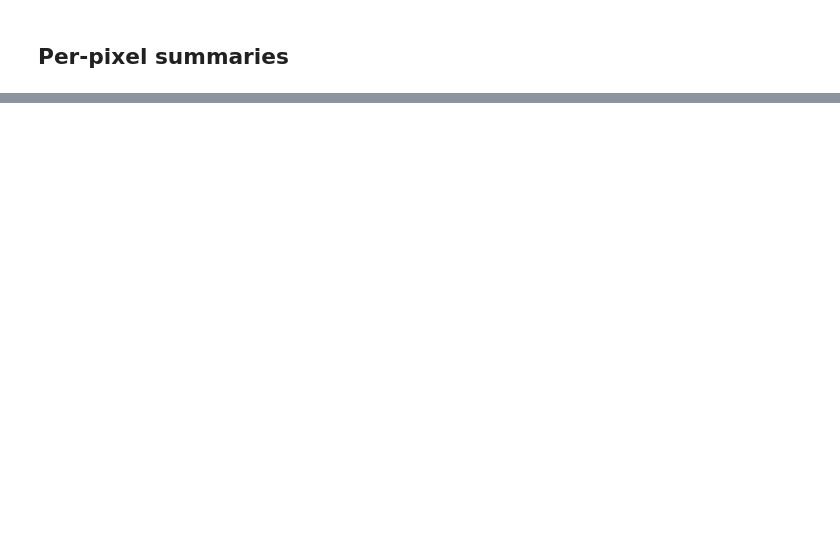
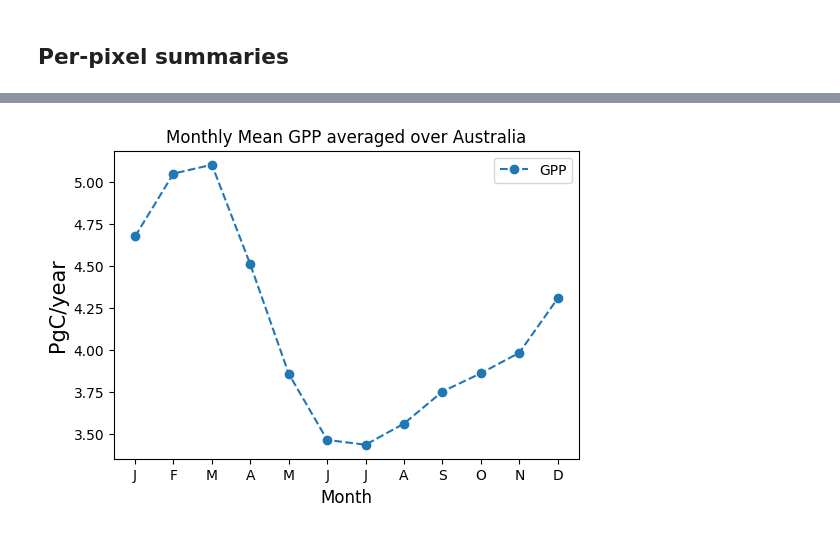
Before and after one commit to cbur24/AusEFlux, a Jupyter notebook: notebooks/historical/7_Plot_predictions.ipynb, the cells around one changed output, grey strips where cells are left out. Saved outputs shown, nothing was run; the diff lists cells and outputs as text; code cells hidden in the pictures; blank space fills up the shorter version.

```diff
--- a/notebooks/historical/7_Plot_predictions.ipynb
+++ b/notebooks/historical/7_Plot_predictions.ipynb
@@ -201,15 +216,17 @@ plt.savefig(f'{base}results/figs/{var}_perpixel_summaries_{version}.png', bbox_i
 # %%
-# y = ds_area[var+'_median'].groupby('time.month').mean().sum(['x','y']).values
-# x = monthly_mean.month.values
-# fig,ax = plt.subplots(1,1, figsize=(6,4))
-# ax.plot(x, y, marker='o', linestyle='--', label=var)
-# # ax.plot(x, y_fire, marker='o', linestyle='--', label='NEE+fire')
-# if var=='NEE':
-#     ax.axhline(0, c='grey', linestyle='--')
-# # ax.fill_between(x, y-std, y+std, alpha=0.5)
-# ax.set_title('Monthly Mean '+var+' averaged over Australia')
-# ax.legend()
-# ax.set_xticks(range(1,13))
-# ax.set_xticklabels(["J","F","M","A","M","J","J","A","S","O","N","D"])
-# ax.set_xlabel('Month', fontsize=12);
-# ax.set_ylabel('PgC/year', fontsize=15);
+y = ds_area[var+'_median'].groupby('time.month').mean().sum(['x','y']).values
+x = monthly_mean.month.values
+fig,ax = plt.subplots(1,1, figsize=(6,4))
+ax.plot(x, y, marker='o', linestyle='--', label=var)
+# ax.plot(x, y_fire, marker='o', linestyle='--', label='NEE+fire')
+if var=='NEE':
+    ax.axhline(0, c='grey', linestyle='--')
+# ax.fill_between(x, y-std, y+std, alpha=0.5)
+ax.set_title('Monthly Mean '+var+' averaged over Australia')
+ax.legend()
+ax.set_xticks(range(1,13))
+ax.set_xticklabels(["J","F","M","A","M","J","J","A","S","O","N","D"])
+ax.set_xlabel('Month', fontsize=12);
+ax.set_ylabel('PgC/year', fontsize=15);
+# %% [output]
+[figure, added]
```
Also changed, not shown: parts of 7 cells of this notebook, 7 other files.
